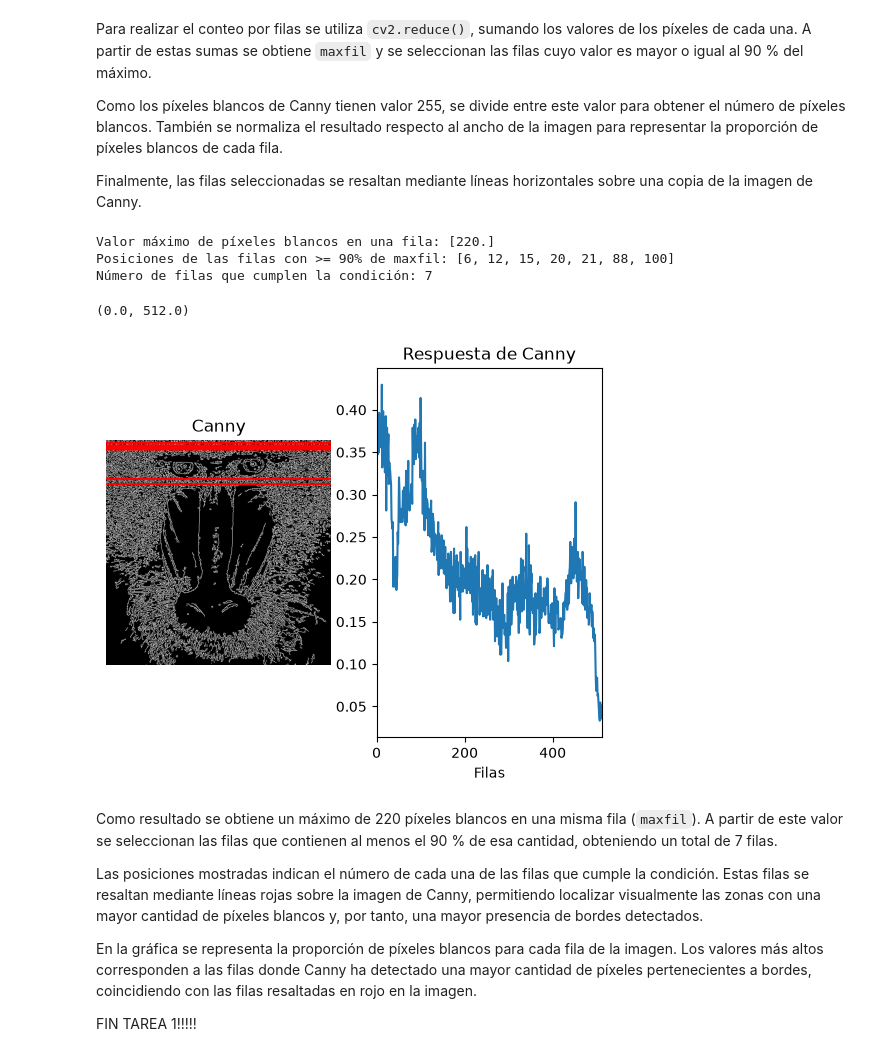
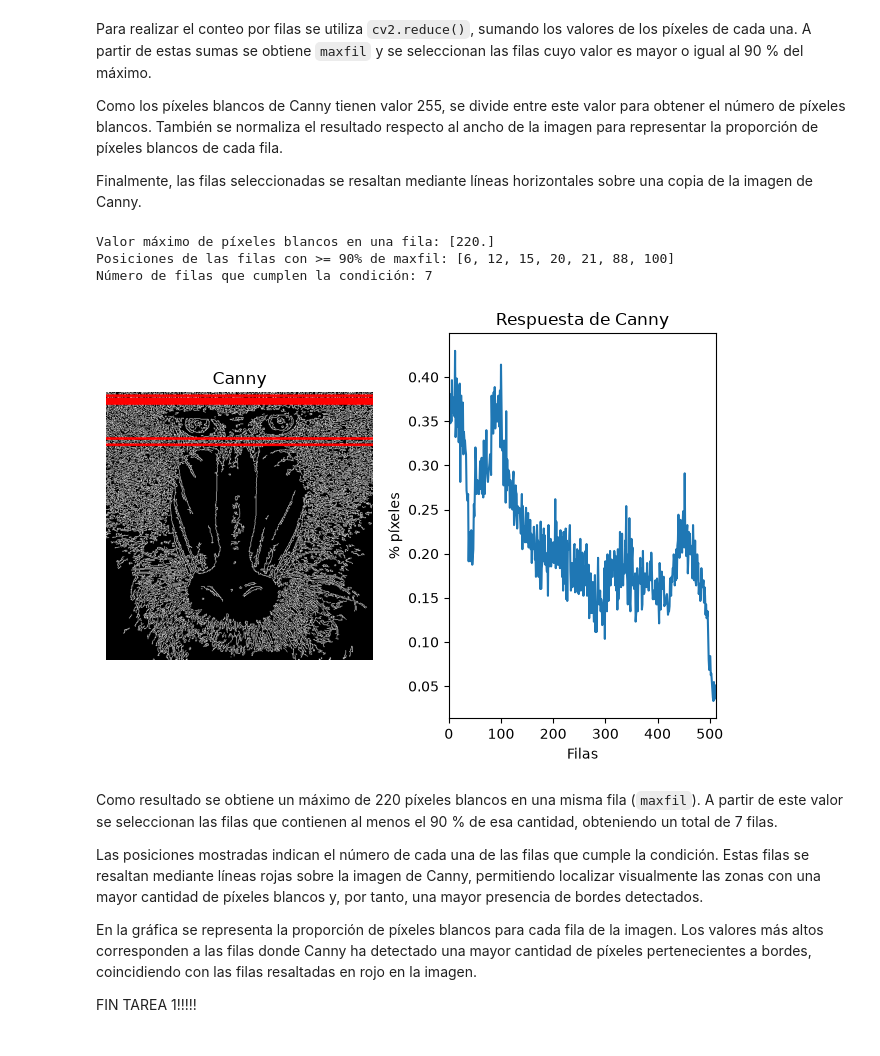
Before and after one commit to 002avid/VC_P2, a Jupyter notebook: VC_P2.ipynb, the cells around one changed output. Cells and saved outputs as stored; diff of their text form; code cells hidden in the pictures.

```diff
--- a/VC_P2.ipynb
+++ b/VC_P2.ipynb
@@ -28,51 +28,71 @@ Como los píxeles blancos de Canny tienen valor 255, se divide entre este valor
 
 Finalmente, las filas seleccionadas se resaltan mediante líneas horizontales sobre una copia de la imagen de Canny.
 # %%
-#El contenido de la imagen resultado de Canny, son valores 0 o 255, lo compruebas al descomentar
+#el contenido de la imagen resultado de Canny son valores 0 o 255, se puede comprobar al descomentar
 #print(canny)
-#Cuenta el número de píxeles blancos (255) por columna
-#Suma los valores de los pixeles por columna
+
+#suma los valores de los píxeles blancos de cada fila
 row_counts = cv2.reduce(canny, 1, cv2.REDUCE_SUM, dtype=cv2.CV_32SC1)
 
-#Normaliza en base al número de filas, primer valor devuelto por shape, y al valor máximo del píxel (255)
-#El resultado será el número de píxeles blancos por columna
+#obtiene la fila que tiene la mayor suma de píxeles blancos
 maxfil = max(row_counts)
+
+#lista donde se guardan las posiciones de las filas que superan el 90% del máximo
 rows2 = []
+
+#recorre todas las filas y guarda las que tienen al menos el 90% del valor máximo
 for i in range(len(row_counts)):
     if row_counts[i] >= maxfil * 0.90:
         rows2.append(i)
 
+#muestra los resultados obtenidos
 print("Valor máximo de píxeles blancos en una fila:", maxfil / 255)
 print("Posiciones de las filas con >= 90% de maxfil:", rows2)
 print("Número de filas que cumplen la condición:", len(rows2))
 
+#normaliza el número de píxeles blancos respecto al ancho de la imagen
+#así se obtiene la proporción de píxeles blancos que hay en cada fila
+rows = row_counts[:, 0] / (255 * canny.shape[1])
 
-rows = row_counts[:, 0] / (255 * canny.shape[1])
+#pasa la imagen de Canny a BGR para poder dibujar las líneas en rojo
 cannyLineas = cv2.cvtColor(canny, cv2.COLOR_GRAY2BGR)
 
+#dibuja una línea roja en cada una de las filas seleccionadas
 for fila in rows2:
-    cv2.line(cannyLineas, (0, fila), (canny.shape[1]-1, fila), (0,0,255), 3)
+    cv2.line(cannyLineas, (0, fila), (canny.shape[1]-1, fila), (0, 0, 255), 3)
 
+#crea una figura para mostrar la imagen y la gráfica juntas
+plt.figure()
 
-plt.figure()
+#muestra la imagen de Canny con las filas seleccionadas
 plt.subplot(1, 2, 1)
 plt.axis("off")
 plt.title("Canny")
 plt.imshow(cv2.cvtColor(cannyLineas, cv2.COLOR_BGR2RGB))
 
+#muestra la proporción de píxeles blancos que hay en cada fila
 plt.subplot(1, 2, 2)
 plt.title("Respuesta de Canny")
 plt.xlabel("Filas")
 plt.ylabel("% píxeles")
 plt.plot(rows)
-#Rango en x definido por las columnas
+
+#limita el eje x al número de filas que tiene la imagen
 plt.xlim([0, canny.shape[0]])
+
+#ajusta automáticamente los espacios entre la imagen y la gráfica
+plt.tight_layout()
+
+#guarda el resultado completo para poder mostrarlo en el README
+plt.savefig("resultados/canny_filas.jpg", bbox_inches="tight")
+
+#muestra el resultado
+plt.show()
 # %% [output]
 Valor máximo de píxeles blancos en una fila: [220.]
 Posiciones de las filas con >= 90% de maxfil: [6, 12, 15, 20, 21, 88, 100]
 Número de filas que cumplen la condición: 7
-(0.0, 512.0)
-[figure, old version]
+[figure, new version]
 # %% [markdown]
 Como resultado se obtiene un máximo de 220 píxeles blancos en una misma fila (`maxfil`). A partir de este valor se seleccionan las filas que contienen al menos el 90 % de esa cantidad, obteniendo un total de 7 filas.
 
```
Also changed, not shown: 2 other files.
